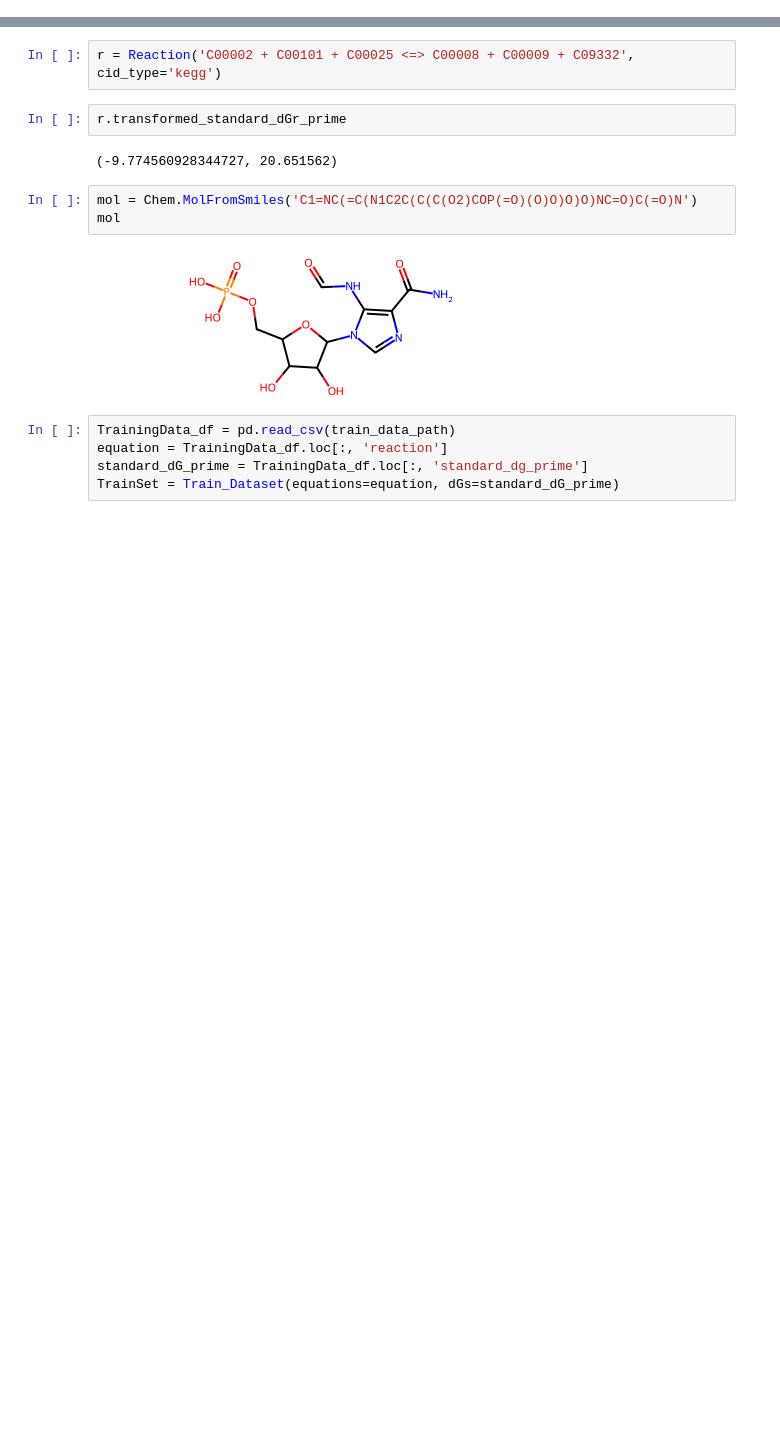
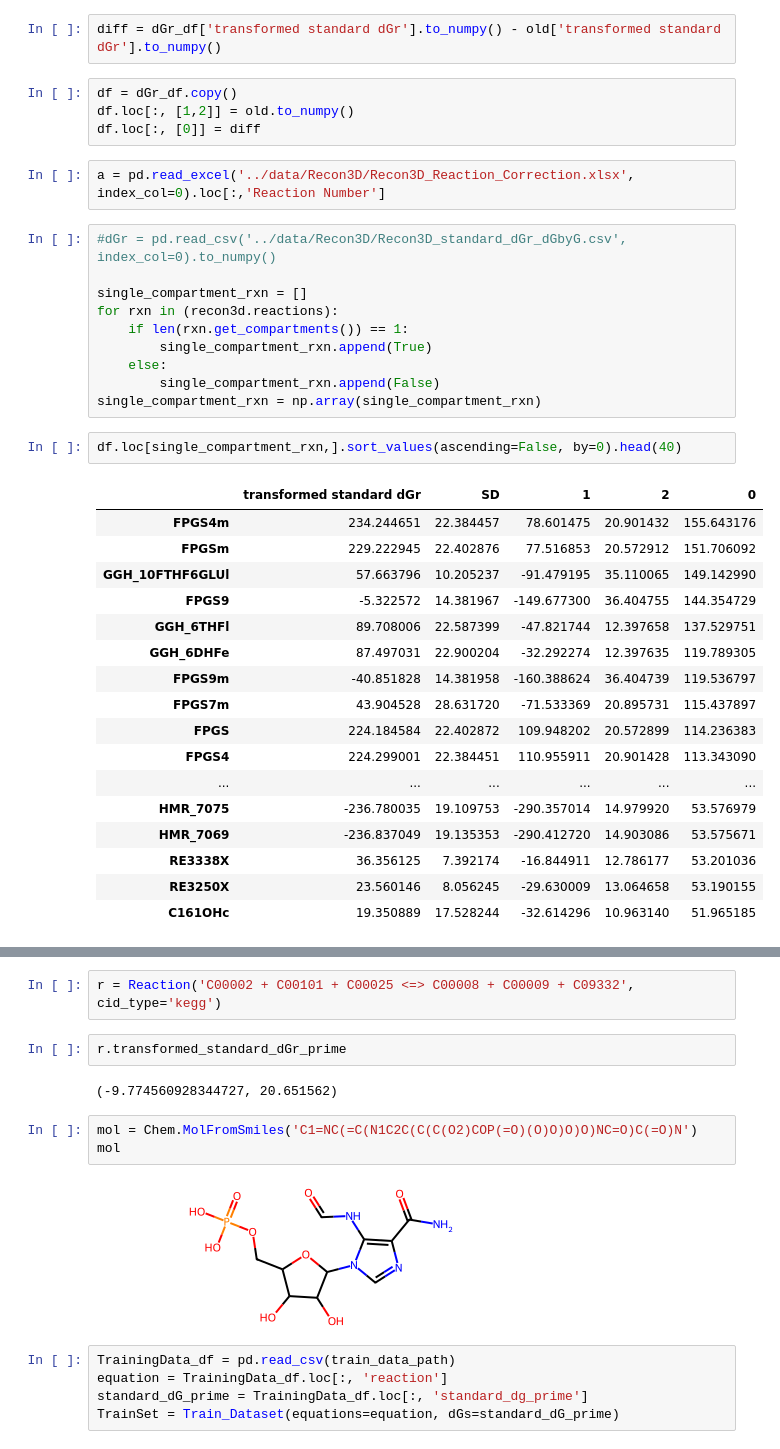
Before and after one commit to arne-cl/dGbyG, a Jupyter notebook: debug.ipynb, the cells around one changed output, grey strips where cells are left out. Saved outputs shown, nothing was run; the diff lists cells and outputs as text; blank space fills up the shorter version.

```diff
--- a/debug.ipynb
+++ b/debug.ipynb
@@ -27,0 +126,38 @@ ddGf_to_aqueous(5.3, 14, 0.25, 298.15, 0, 24, 0)
+# %%
+diff = dGr_df['transformed standard dGr'].to_numpy() - old['transformed standard dGr'].to_numpy()
+# %%
+df = dGr_df.copy()
+df.loc[:, [1,2]] = old.to_numpy()
+df.loc[:, [0]] = diff
+# %%
+a = pd.read_excel('../data/Recon3D/Recon3D_Reaction_Correction.xlsx', index_col=0).loc[:,'Reaction Number']
+# %%
+#dGr = pd.read_csv('../data/Recon3D/Recon3D_standard_dGr_dGbyG.csv', index_col=0).to_numpy()
+
+single_compartment_rxn = []
+for rxn in (recon3d.reactions):
+    if len(rxn.get_compartments()) == 1:
+        single_compartment_rxn.append(True)
+    else:
+        single_compartment_rxn.append(False)
+single_compartment_rxn = np.array(single_compartment_rxn)
+# %%
+df.loc[single_compartment_rxn,].sort_values(ascending=False, by=0).head(40)
+# %% [output]
+|  | transformed standard dGr | SD | 1 | 2 | 0 |
+| FPGS4m | 234.244651 | 22.384457 | 78.601475 | 20.901432 | 155.643176 |
+| FPGSm | 229.222945 | 22.402876 | 77.516853 | 20.572912 | 151.706092 |
+| GGH_10FTHF6GLUl | 57.663796 | 10.205237 | -91.479195 | 35.110065 | 149.142990 |
+| FPGS9 | -5.322572 | 14.381967 | -149.677300 | 36.404755 | 144.354729 |
+| GGH_6THFl | 89.708006 | 22.587399 | -47.821744 | 12.397658 | 137.529751 |
+| GGH_6DHFe | 87.497031 | 22.900204 | -32.292274 | 12.397635 | 119.789305 |
+| FPGS9m | -40.851828 | 14.381958 | -160.388624 | 36.404739 | 119.536797 |
+| FPGS7m | 43.904528 | 28.631720 | -71.533369 | 20.895731 | 115.437897 |
+| FPGS | 224.184584 | 22.402872 | 109.948202 | 20.572899 | 114.236383 |
+| FPGS4 | 224.299001 | 22.384451 | 110.955911 | 20.901428 | 113.343090 |
+| ... | ... | ... | ... | ... | ... |
+| HMR_7075 | -236.780035 | 19.109753 | -290.357014 | 14.979920 | 53.576979 |
+| HMR_7069 | -236.837049 | 19.135353 | -290.412720 | 14.903086 | 53.575671 |
+| RE3338X | 36.356125 | 7.392174 | -16.844911 | 12.786177 | 53.201036 |
+| RE3250X | 23.560146 | 8.056245 | -29.630009 | 13.064658 | 53.190155 |
+| C161OHc | 19.350889 | 17.528244 | -32.614296 | 10.963140 | 51.965185 |
```
Also changed, not shown: parts of 18 cells of this notebook, 24 other files.
